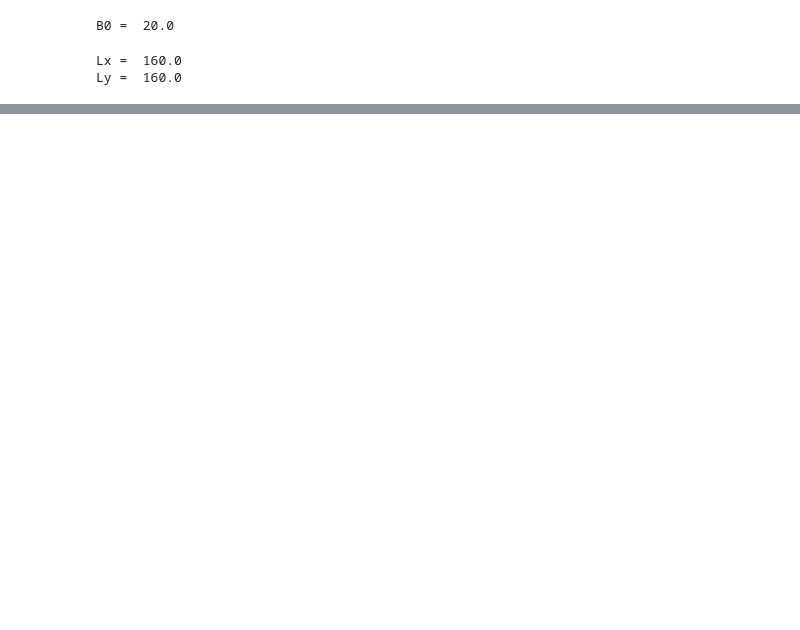
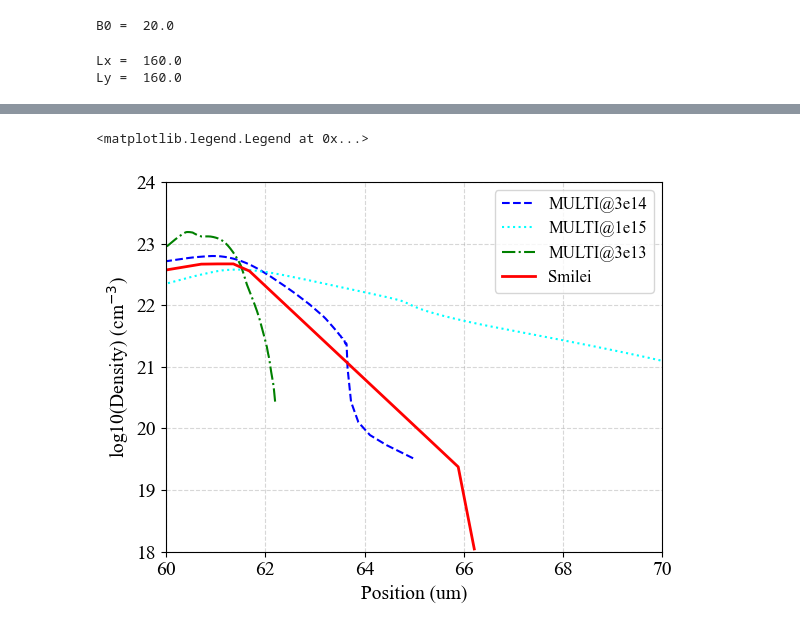
Before and after one commit to weipengyao/scripts, a Jupyter notebook: ELI_PIC.ipynb, the cells around one changed output, grey strips where cells are left out. Saved outputs shown, nothing was run; the diff lists cells and outputs as text; code cells hidden in the pictures; blank space fills up the shorter version.

```diff
--- a/ELI_PIC.ipynb
+++ b/ELI_PIC.ipynb
@@ -260,0 +364,27 @@ happi.multiPlot(ps0, ps1, ps2, shape=(1,3),
+# %%
+multi_den = np.loadtxt('/Users/yao/Desktop/I3e31_0.8um_500ps.csv')
+multi_den2 = np.loadtxt('/Users/yao/Desktop/I1e32_0.8um_600ps.csv')
+multi_den3 = np.loadtxt('/Users/yao/Desktop/I3e30_0.8um_600ps.csv')
+# %%
+multi_den_x = multi_den[:,0] # position in um
+multi_den_y = multi_den[:,1] # density in cm-3
+
+multi_den_x2 = multi_den2[:,0] # position in um
+multi_den_y2 = multi_den2[:,1] # density in cm-3
+
+multi_den_x3 = multi_den3[:,0] # position in um
+multi_den_y3 = multi_den3[:,1] # density in cm-3
+# %%
+plt.plot(-(multi_den_x-30.5), np.log10(multi_den_y),'--',color='blue',label='MULTI@3e14')
+plt.plot(-(multi_den_x2-3), np.log10(multi_den_y2),':',color='cyan',label='MULTI@1e15')
+plt.plot(-(multi_den_x3-54), np.log10(multi_den_y3),'-.',color='green',label='MULTI@3e13')
+plt.plot(np1_x, np1[:,200],'-',color='red',label='Smilei',linewidth=2)
+plt.xlim(60,70)
+plt.xlabel('Position (um)')
+plt.ylabel('log10(Density) (cm$^{-3}$)')
+plt.ylim(18,24)
+plt.grid(alpha=0.5, linestyle='--')
+plt.legend()
+# %% [output]
+<matplotlib.legend.Legend at 0x...>
+[figure, added]
```
Also changed, not shown: parts of 7 cells of this notebook, 3 other files.
